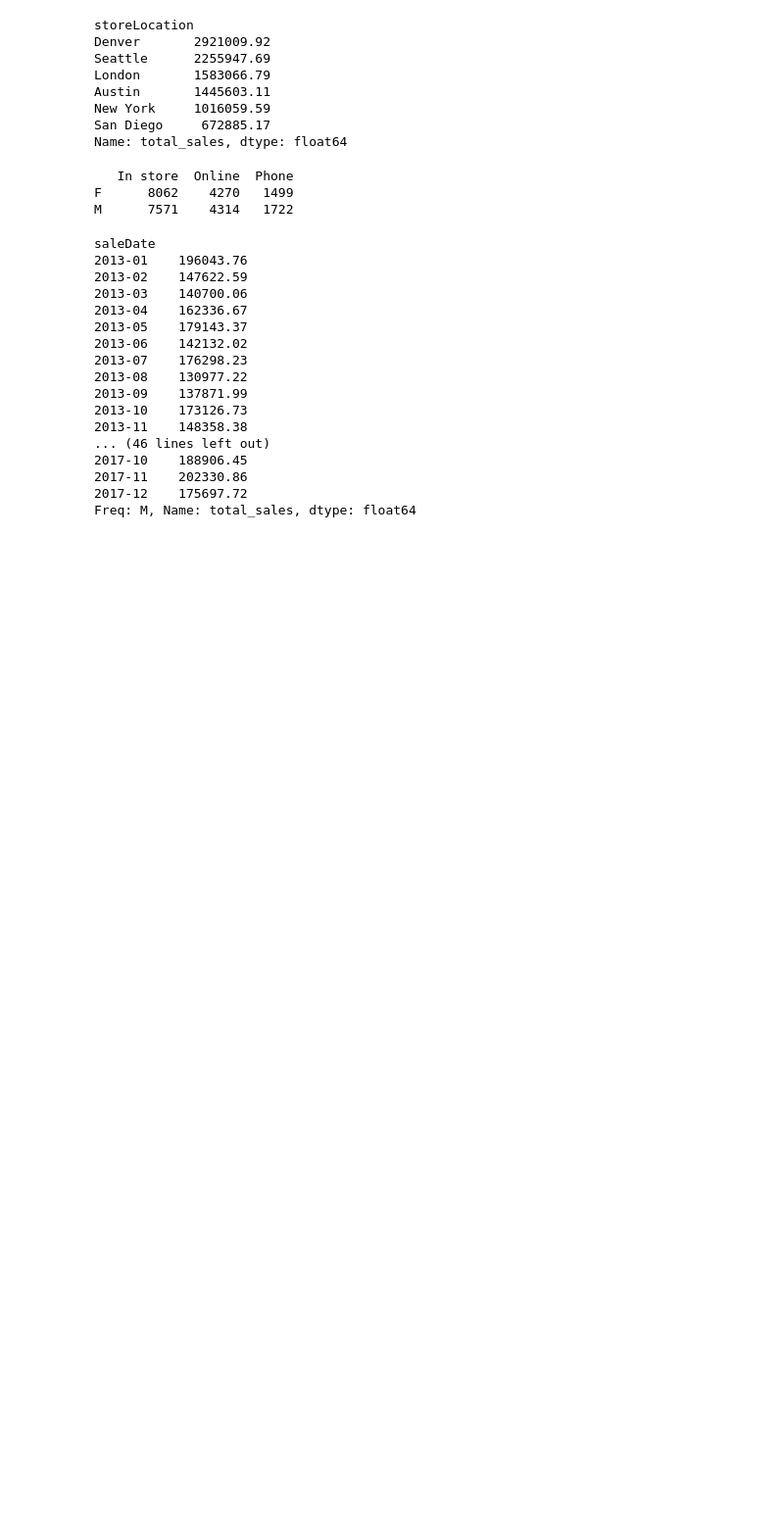
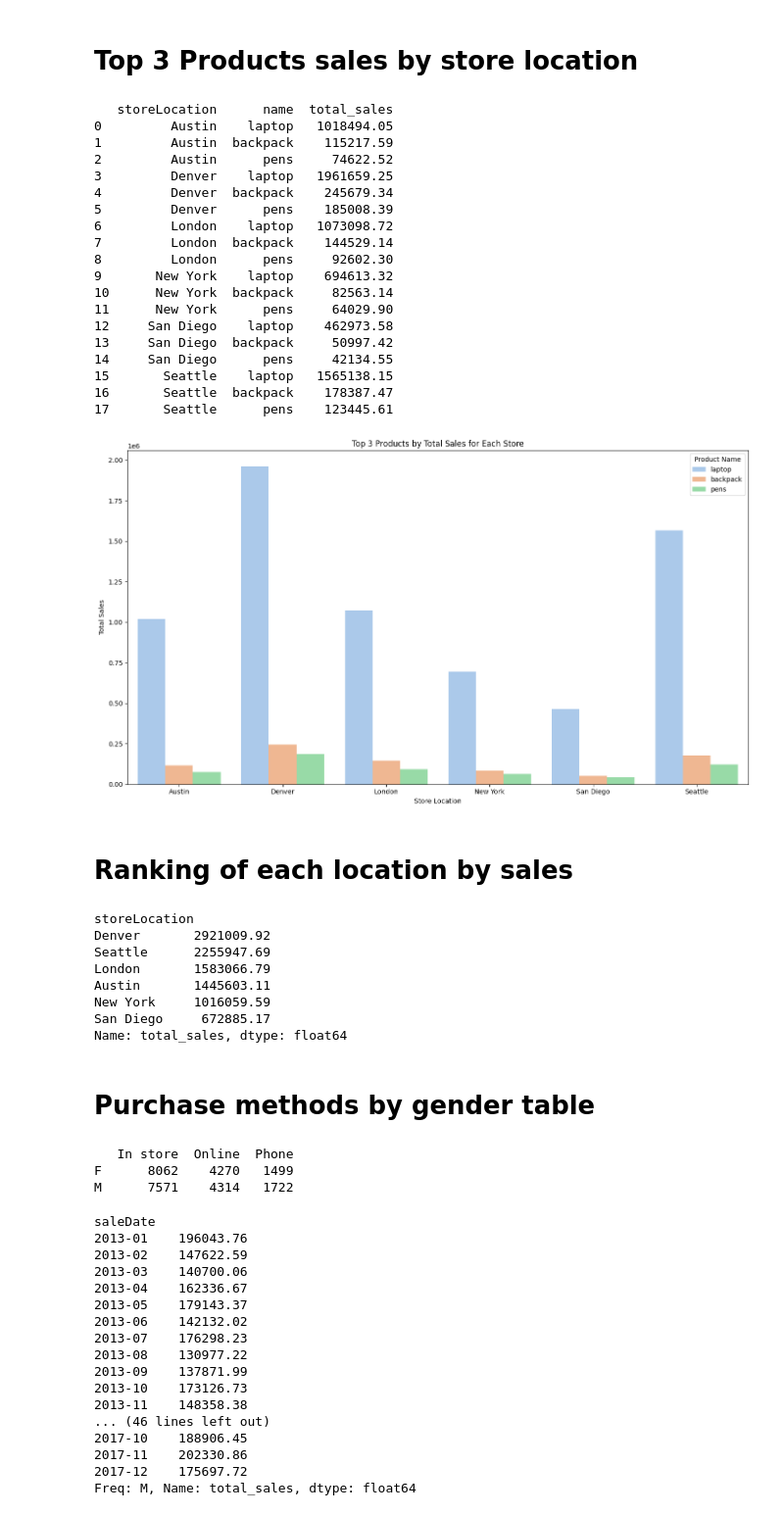
Before and after one commit to u6411325/BDA-Project3, a Jupyter notebook: Project_3.ipynb, the cells around one changed output. Shown at 98% size. Drawn from its saved outputs; the diff is of its cells as text; code cells hidden in the pictures; blank space fills up the shorter version.

```diff
--- a/Project_3.ipynb
+++ b/Project_3.ipynb
@@ -71,3 +96,49 @@ print(top_3_by_store)
+# %% [markdown]
+# Top 3 Products sales by store location
+# %%
+store_product_sales = df.groupby(['storeLocation', 'name'])['total_sales'].sum().reset_index()
+top_3_by_store = store_product_sales.groupby('storeLocation').apply(lambda x: x.nlargest(3, 'total_sales')).reset_index(drop=True)
+print(top_3_by_store)
+
+# Set up the figure and axis
+plt.figure(figsize=(14, 8))
+
+# Create a grouped bar chart
+sns.barplot(data=top_3_by_store, x='storeLocation', y='total_sales', hue='name', palette='pastel')
+
+# Set title and labels for axes
+plt.title('Top 3 Products by Total Sales for Each Store')
+plt.xlabel('Store Location')
+plt.ylabel('Total Sales')
+plt.xticks(rotation=0)
+plt.legend(title="Product Name", loc='upper right')
+
+# Display the plot
+plt.tight_layout()
+plt.show()
+# %% [output]
+   storeLocation      name  total_sales
+0         Austin    laptop   1018494.05
+1         Austin  backpack    115217.59
+2         Austin      pens     74622.52
+3         Denver    laptop   1961659.25
+4         Denver  backpack    245679.34
+5         Denver      pens    185008.39
+6         London    laptop   1073098.72
+7         London  backpack    144529.14
+8         London      pens     92602.30
+9       New York    laptop    694613.32
+10      New York  backpack     82563.14
+11      New York      pens     64029.90
+12     San Diego    laptop    462973.58
+13     San Diego  backpack     50997.42
+14     San Diego      pens     42134.55
+15       Seattle    laptop   1565138.15
+16       Seattle  backpack    178387.47
+17       Seattle      pens    123445.61
+[figure, added]
+# %% [markdown]
+# Ranking of each location by sales
 # %%
 store_rankings = df.groupby('storeLocation')['total_sales'].sum().sort_values(ascending=False)
 print(store_rankings)
@@ -80,6 +151,8 @@ Austin       1445603.11
 New York     1016059.59
 San Diego     672885.17
 Name: total_sales, dtype: float64
+# %% [markdown]
+# Purchase methods by gender table
 # %%
 # Extract the gender from the 'customer' column
 df['gender'] = df['customer'].str.extract("'gender': '(\w)'")[0]
```
Also changed, not shown: parts of 11 cells of this notebook.
